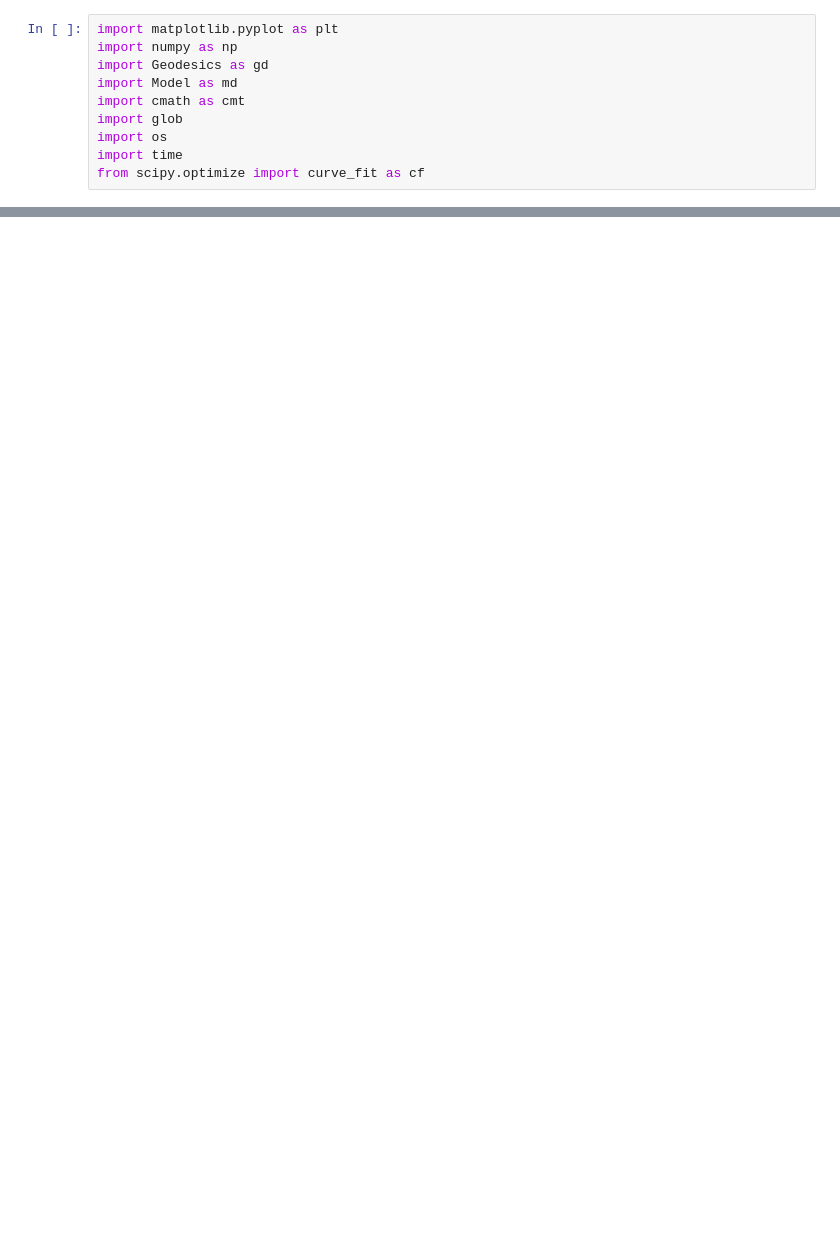
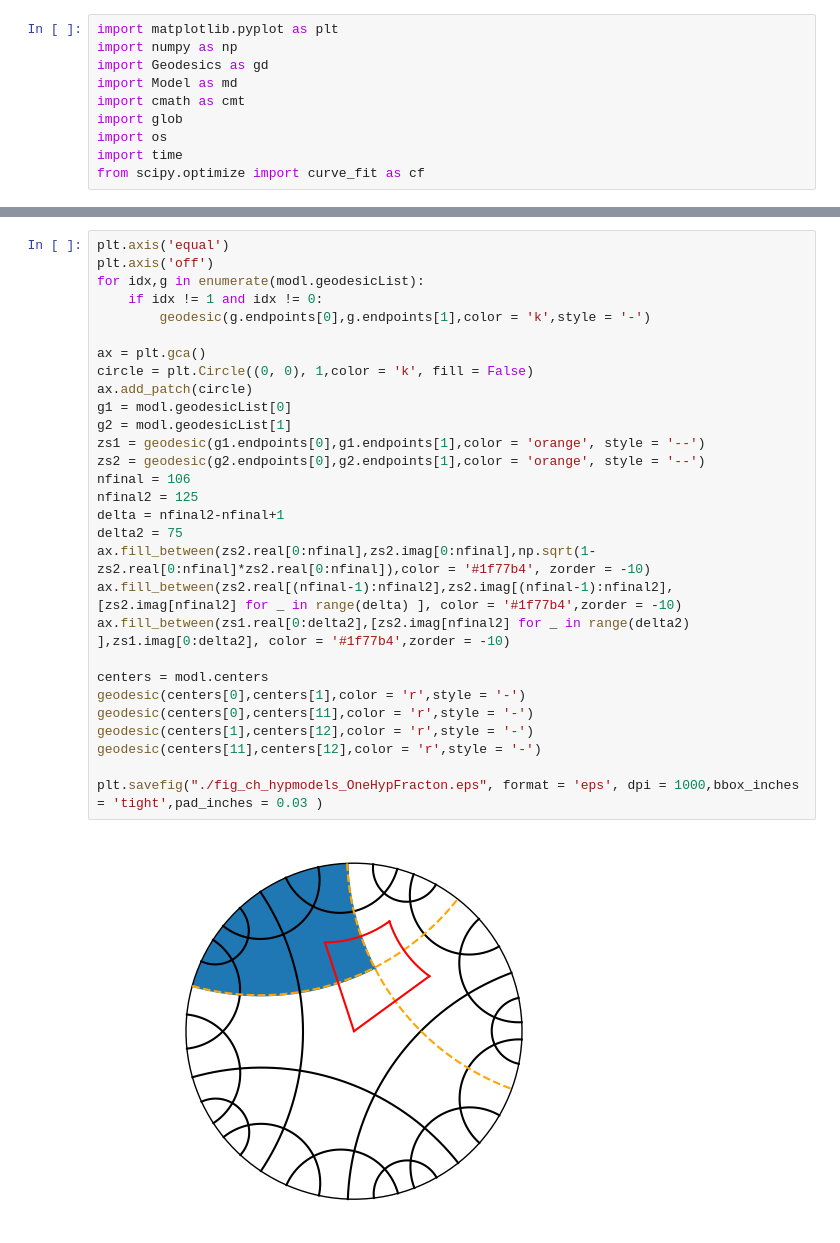
Before and after one commit to Alejo-Costa-Duran/HyperbolicFractonModel, a Jupyter notebook: Graphs-DataAnalysis.ipynb, the cells around one changed output, grey strips where cells are left out. Cells and saved outputs as stored; diff of their text form; blank space fills up the shorter version.

```diff
--- a/Graphs-DataAnalysis.ipynb
+++ b/Graphs-DataAnalysis.ipynb
@@ -59,0 +67,31 @@ plt.savefig(save_dir+"/EntanglEntrFig.png",format = 'png')
+# %%
+plt.axis('equal')
+plt.axis('off')
+for idx,g in enumerate(modl.geodesicList):
+    if idx != 1 and idx != 0:
+        geodesic(g.endpoints[0],g.endpoints[1],color = 'k',style = '-')
+
+ax = plt.gca()
+circle = plt.Circle((0, 0), 1,color = 'k', fill = False)
+ax.add_patch(circle)
+g1 = modl.geodesicList[0]
+g2 = modl.geodesicList[1]
+zs1 = geodesic(g1.endpoints[0],g1.endpoints[1],color = 'orange', style = '--')
+zs2 = geodesic(g2.endpoints[0],g2.endpoints[1],color = 'orange', style = '--')
+nfinal = 106
+nfinal2 = 125
+delta = nfinal2-nfinal+1
+delta2 = 75
+ax.fill_between(zs2.real[0:nfinal],zs2.imag[0:nfinal],np.sqrt(1-zs2.real[0:nfinal]*zs2.real[0:nfinal]),color = '#1f77b4', zorder = -10)
+ax.fill_between(zs2.real[(nfinal-1):nfinal2],zs2.imag[(nfinal-1):nfinal2],[zs2.imag[nfinal2] for _ in range(delta) ], color = '#1f77b4',zorder = -10)
+ax.fill_between(zs1.real[0:delta2],[zs2.imag[nfinal2] for _ in range(delta2) ],zs1.imag[0:delta2], color = '#1f77b4',zorder = -10)
+
+centers = modl.centers
+geodesic(centers[0],centers[1],color = 'r',style = '-')
+geodesic(centers[0],centers[11],color = 'r',style = '-')
+geodesic(centers[1],centers[12],color = 'r',style = '-')
+geodesic(centers[11],centers[12],color = 'r',style = '-')
+
+plt.savefig("./fig_ch_hypmodels_OneHypFracton.eps", format = 'eps', dpi = 1000,bbox_inches = 'tight',pad_inches = 0.03 )
+# %% [output]
+[figure, added]
```
Also changed, not shown: parts of 11 cells of this notebook, 4 other files.
